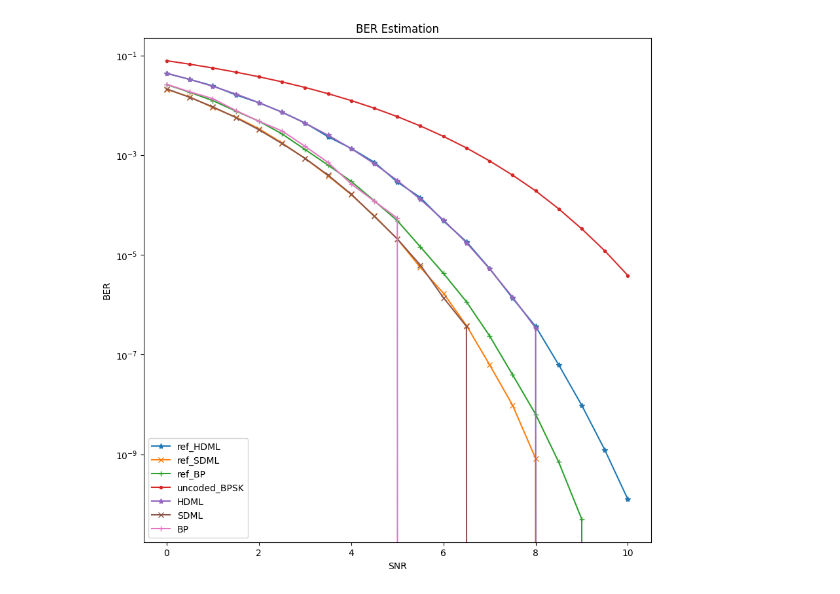
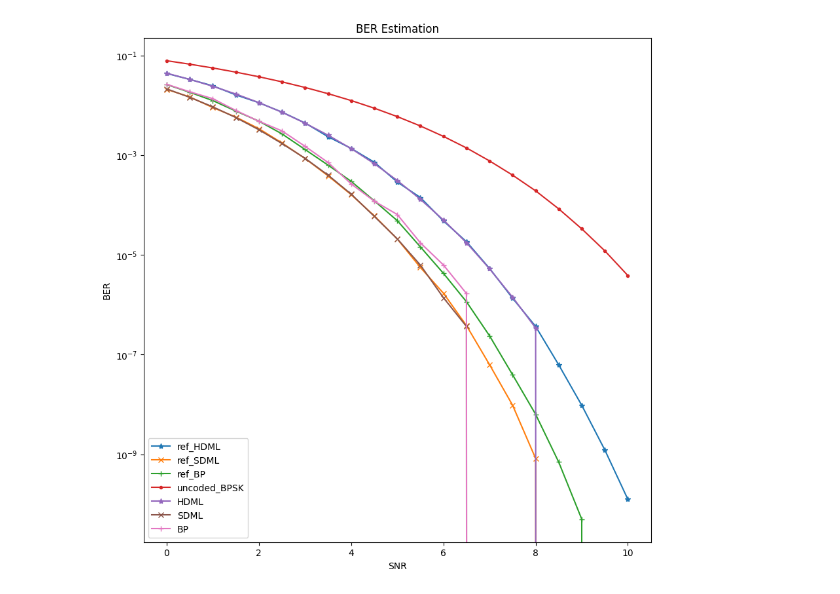
Before and after one commit to EricYuan8307/Machine-Learning-Based-Error-Correcting-Decoders, a Jupyter notebook: Knowldege Review.ipynb, the cells around one changed output. Drawn from its saved outputs; the diff is of its cells as text; code cells hidden in the pictures.

```diff
--- a/Knowldege Review.ipynb
+++ b/Knowldege Review.ipynb
@@ -28,32 +24,32 @@ uncoded_BPSK = [0.07864588, 0.0670532, 0.05630509, 0.046395885, 0.03750538, 0.02
 SDML = [0.021438075, 0.014477825, 0.009354125, 0.0056875, 0.003245525, 0.001715425, 0.000867975, 0.000398725,
      0.00016595, 5.9475e-05, 2.1025e-05, 6.275e-06, 1.3875e-06, 3.675e-07, 0.00000000e+00, 0.00000000e+00,
      0.00000000e+00, 0.00000000e+00, 0.00000000e+00, 0.00000000e+00, 0.00000000e+00]
 
 HDML = [0.04415109, 0.033231805, 0.0241618475, 0.0169061, 0.0113552825, 0.0072749425, 0.00440249,
      0.0025212025, 0.0013590475, 0.0006786375, 0.0003117775, 0.0001306225, 5.03725e-05, 1.759e-05,
      5.2725e-06, 1.4225e-06, 3.425e-07, 0.00000000e+00, 0.00000000e+00, 0.00000000e+00, 0.00000000e+00]
 BP = [0.0265, 0.018725, 0.013625, 0.0079, 0.0048, 0.003075, 0.0015113636363636364,
-      7.136363636363637e-04, 2.659090909090909e-04, 1.2016129032258065e-04, 5.470588235294117e-05, 0, 0, 0, 0, 0, 0, 0, 0, 0, 0]
+      7.136363636363637e-04, 2.659090909090909e-04, 1.2016129032258065e-04, 6.470588235294117e-05, 1.755e-05, 6.3e-06, 1.685e-06, 0, 0, 0, 0, 0, 0, 0]
 
 SNR = [0, 0.5, 1, 1.5, 2, 2.5, 3, 3.5, 4, 4.5, 5, 5.5, 6, 6.5, 7, 7.5, 8, 8.5, 9, 9.5, 10]
 
 plt.figure(figsize=(10, 10))
 plt.semilogy(SNR, ref_HDML, marker='*', label='ref_HDML')
 plt.semilogy(SNR, ref_SDML, marker='x', label='ref_SDML')
 plt.semilogy(SNR, ref_BP, marker='+', label='ref_BP')
 plt.semilogy(SNR, uncoded_BPSK, marker='.', label='uncoded_BPSK')
 plt.semilogy(SNR, HDML, marker='*', label='HDML')
 plt.semilogy(SNR, SDML, marker='x', label='SDML')
 plt.semilogy(SNR, BP, marker='+', label='BP')
 
 # plt.semilogy(SNR, BP, marker='+', label='BP')
 
 plt.xlabel('SNR')
 plt.ylabel('BER')
 plt.title('BER Estimation')
 plt.legend(['ref_HDML', 'ref_SDML','ref_BP', 'uncoded_BPSK','HDML','SDML', "BP" ], loc='lower left')
 
 # Display the Plot
 plt.show()
 # %% [output]
-[figure, old version]
+[figure, new version]
```
Also changed, not shown: parts of 4 cells of this notebook.
